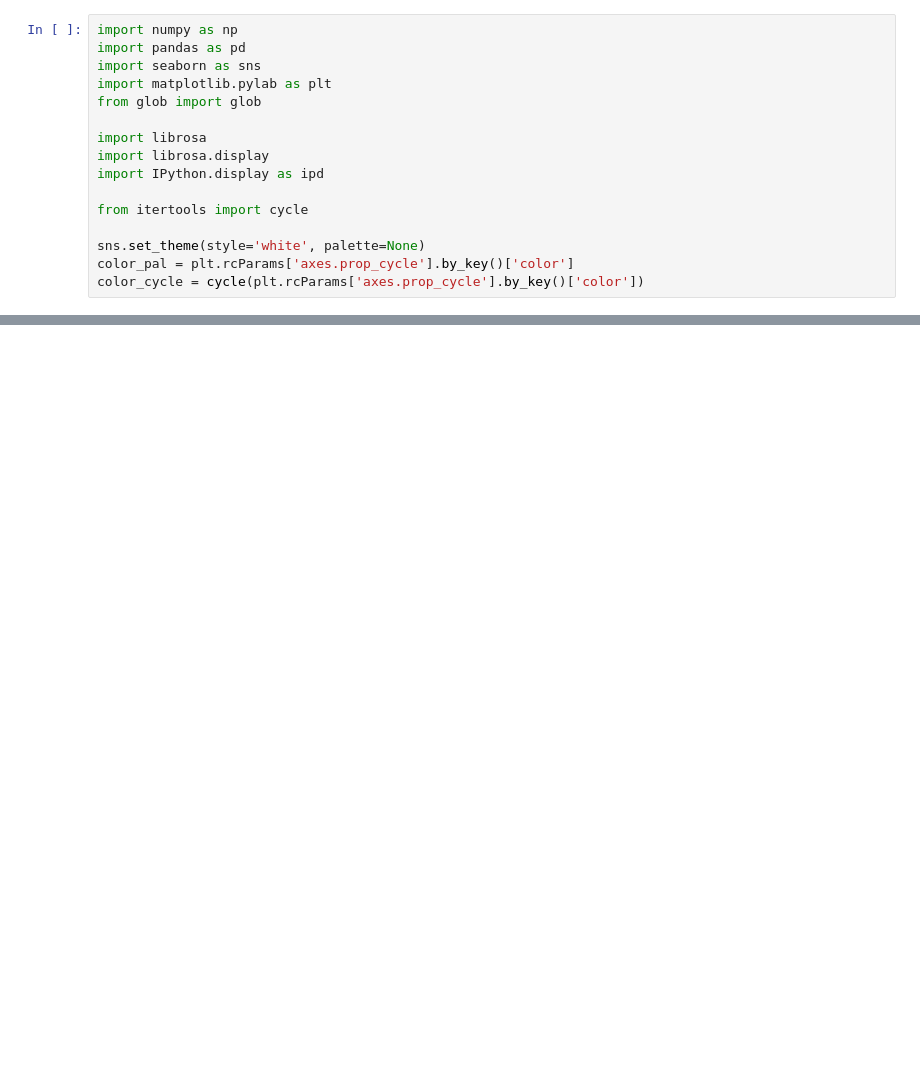
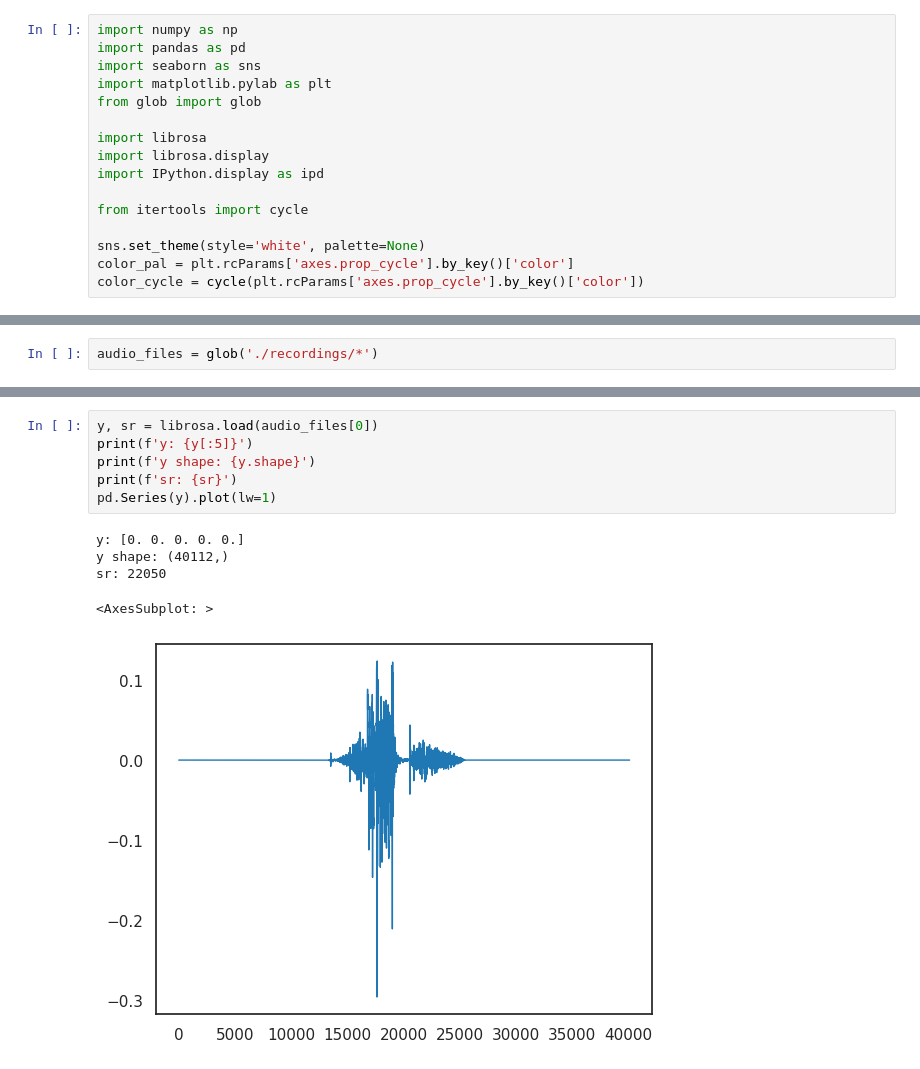
Before and after one commit to mvajhi/Introduction-to-Artificial-Intelligence-and-Machine-Learning, a Jupyter notebook: ca2/part1.ipynb, the cells around one changed output, grey strips where cells are left out. Saved outputs shown, nothing was run; the diff lists cells and outputs as text; blank space fills up the shorter version.

```diff
--- a/ca2/part1.ipynb
+++ b/ca2/part1.ipynb
@@ -41,0 +17,2 @@ ax[1].plot(sig)
+# %%
+audio_files = glob('./recordings/*')
@@ -41,0 +23,12 @@ ax[1].plot(sig)
+# %%
+y, sr = librosa.load(audio_files[0])
+print(f'y: {y[:5]}')
+print(f'y shape: {y.shape}')
+print(f'sr: {sr}')
+pd.Series(y).plot(lw=1)
+# %% [output]
+y: [0. 0. 0. 0. 0.]
+y shape: (40112,)
+sr: 22050
+<AxesSubplot: >
+[figure, added]
```
Also changed, not shown: parts of 8 cells of this notebook.
